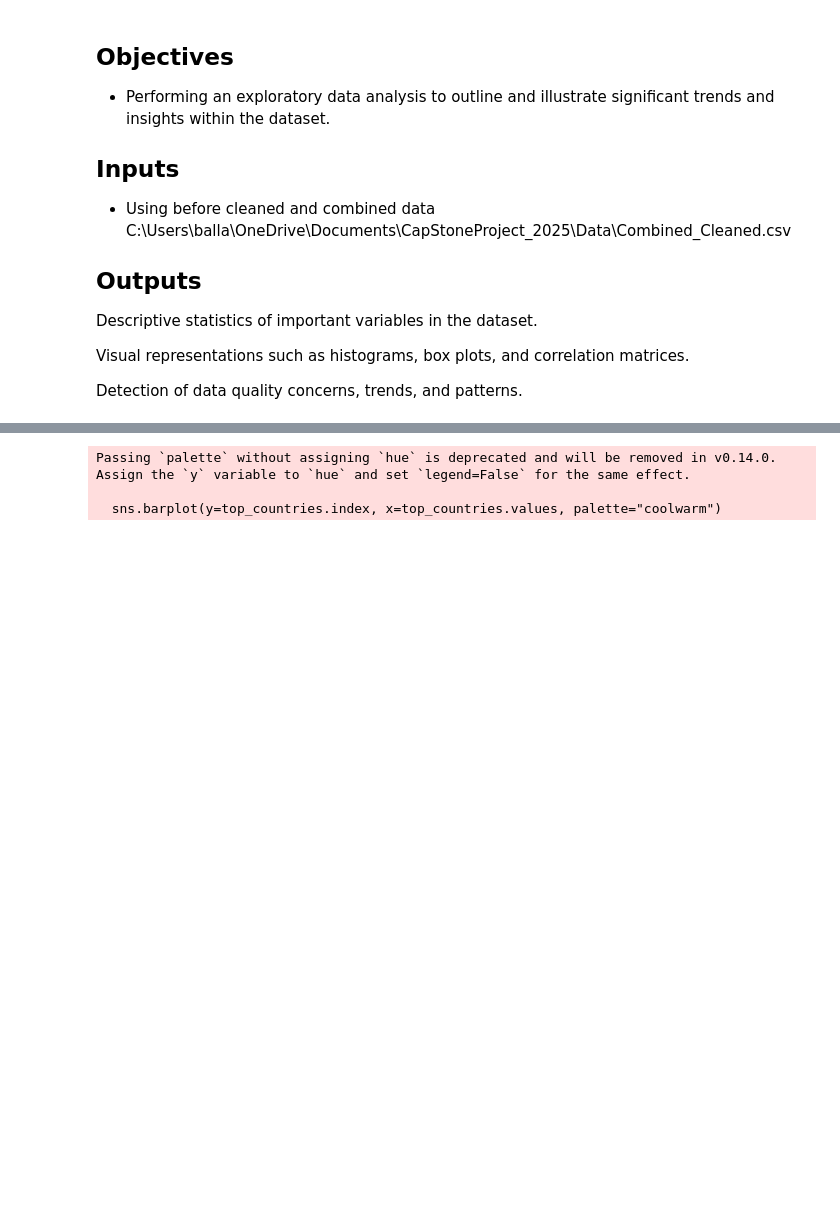
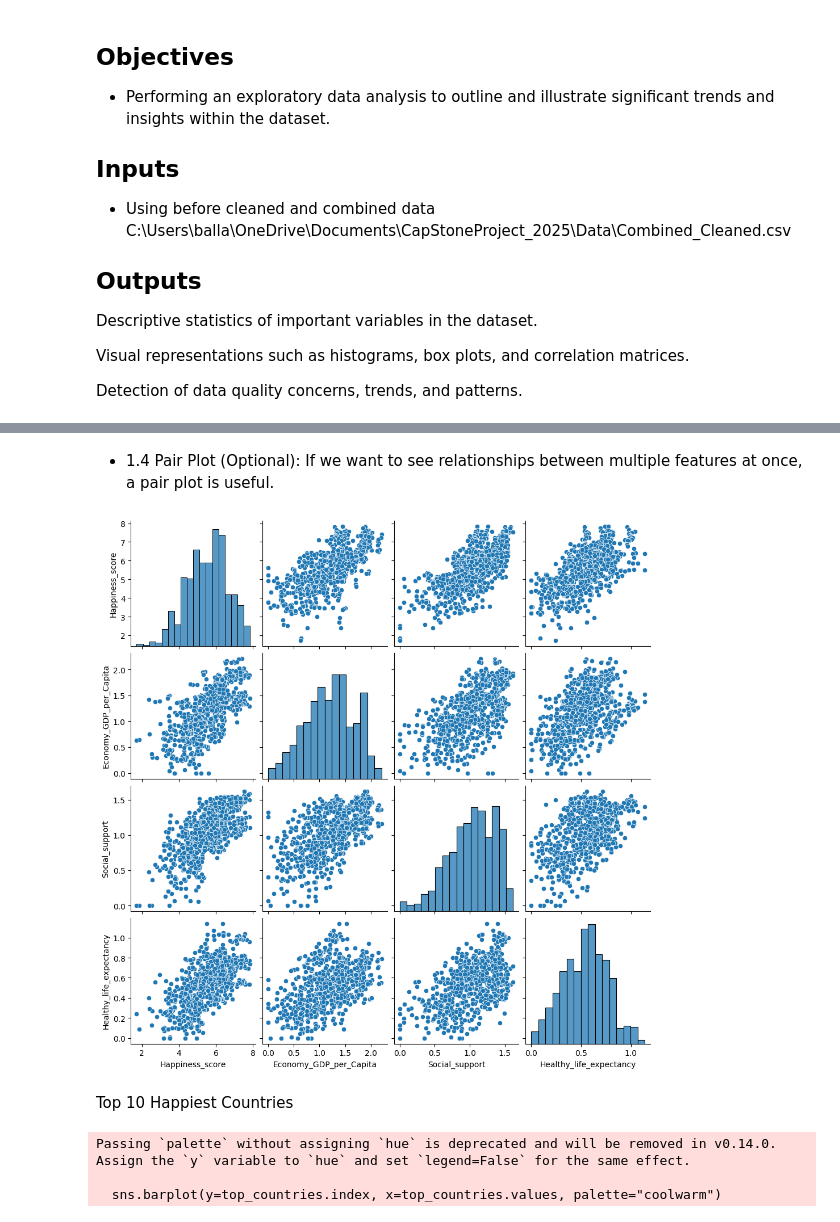
Before and after one commit to seldasen/CapStoneProject_2025, a Jupyter notebook: jupyter_notebooks/02-Exploratory _Data_ Analysis ( EDA) .ipynb, the cells around one changed output, grey strips where cells are left out. Drawn from its saved outputs; the diff is of its cells as text; code cells hidden in the pictures; blank space fills up the shorter version.

```diff
--- a/jupyter_notebooks/02-Exploratory _Data_ Analysis ( EDA) .ipynb
+++ b/jupyter_notebooks/02-Exploratory _Data_ Analysis ( EDA) .ipynb
@@ -98,3 +141,13 @@ plt.show()
+# %% [markdown]
+* 1.4 Pair Plot (Optional):
+If we want to see relationships between multiple features at once, a pair plot is useful.
+# %%
+sns.pairplot(df[['Happiness_score', 'Economy_GDP_per_Capita', 'Social_support', 'Healthy_life_expectancy']])
+plt.show()
+# %% [output]
+[figure, added]
+# %% [markdown]
+Top 10 Happiest Countries
 # %%
 import seaborn as sns
 import matplotlib.pyplot as plt
```
Also changed, not shown: parts of 13 cells of this notebook, 5 other files.
